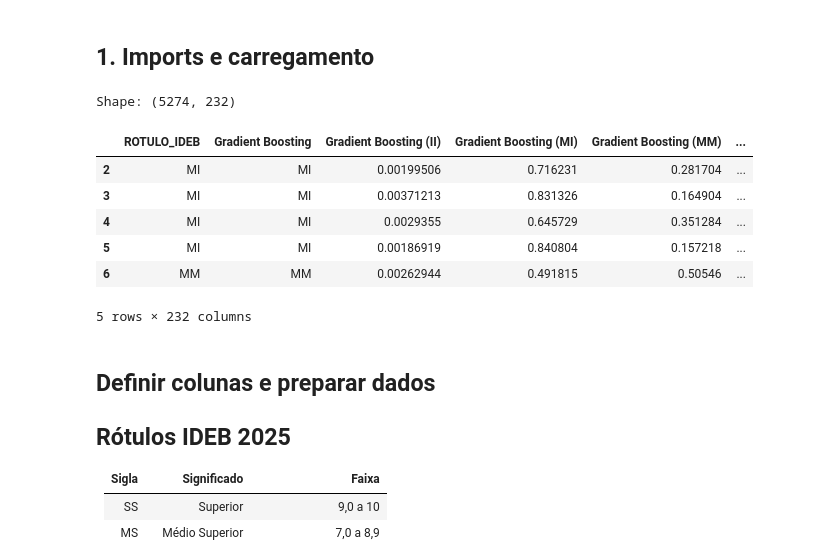
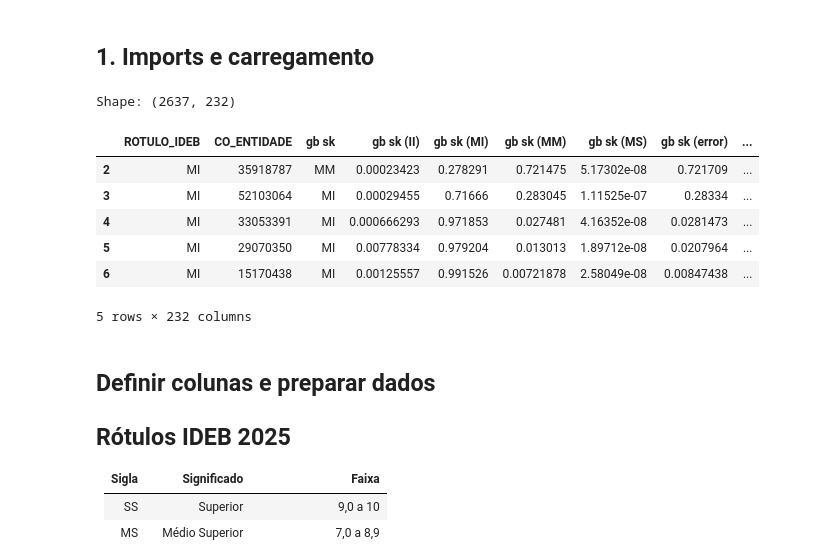
Before and after one commit to presley-rocha/Aprendizagem_de_maquina_supervisionado_POS_DATASCIENCE_SENAC, a Jupyter notebook: Classificação/Analise_de_resultados.ipynb, the cells around one changed output. Cells and saved outputs as stored; diff of their text form; code cells hidden in the pictures.

```diff
--- a/Classificação/Analise_de_resultados.ipynb
+++ b/Classificação/Analise_de_resultados.ipynb
@@ -3,36 +3,36 @@
 # %%
 import pandas as pd
 import numpy as np
 import matplotlib.pyplot as plt
 import seaborn as sns
 
 from sklearn.metrics import (
     confusion_matrix, classification_report,
     accuracy_score, f1_score, precision_score, recall_score,
     roc_curve, auc
 )
 from sklearn.preprocessing import label_binarize
 
 sns.set_style("whitegrid")
 plt.rcParams["figure.figsize"] = (12, 6)
 plt.rcParams["font.size"] = 11
 
 # 1. Carregar o CSV de resultados
 df = pd.read_csv("./data/dados__resultados_teste_classificacao.csv", sep=",", encoding="utf-8")
 
 # Remover linhas de metadados (a segunda linha do CSV tem tipos de colunas)
-df = df[pd.to_numeric(df["Gradient Boosting (II)"], errors="coerce").notna()].copy()
+df = df[pd.to_numeric(df["gb sk (II)"], errors="coerce").notna()].copy()
 
 print(f"Shape: {df.shape}")
 df.head()
 # %% [output]
-Shape: (5274, 232)
+Shape: (2637, 232)
-|  | ROTULO_IDEB | Gradient Boosting | Gradient Boosting (II) | Gradient Boosting (MI) | Gradient Boosting (MM) | ... |
-| 2 | MI | MI | 0.00199506 | 0.716231 | 0.281704 | ... |
-| 3 | MI | MI | 0.00371213 | 0.831326 | 0.164904 | ... |
-| 4 | MI | MI | 0.0029355 | 0.645729 | 0.351284 | ... |
-| 5 | MI | MI | 0.00186919 | 0.840804 | 0.157218 | ... |
-| 6 | MM | MM | 0.00262944 | 0.491815 | 0.50546 | ... |
+|  | ROTULO_IDEB | CO_ENTIDADE | gb sk | gb sk (II) | gb sk (MI) | gb sk (MM) | gb sk (MS) | gb sk (error) | ... |
+| 2 | MI | 35918787 | MM | 0.00023423 | 0.278291 | 0.721475 | 5.17302e-08 | 0.721709 | ... |
+| 3 | MI | 52103064 | MI | 0.00029455 | 0.71666 | 0.283045 | 1.11525e-07 | 0.28334 | ... |
+| 4 | MI | 33053391 | MI | 0.000666293 | 0.971853 | 0.027481 | 4.16352e-08 | 0.0281473 | ... |
+| 5 | MI | 29070350 | MI | 0.00778334 | 0.979204 | 0.013013 | 1.89712e-08 | 0.0207964 | ... |
+| 6 | MI | 15170438 | MI | 0.00125557 | 0.991526 | 0.00721878 | 2.58049e-08 | 0.00847438 | ... |
 5 rows × 232 columns
 # %% [markdown]
 ## Definir colunas e preparar dados
```
Also changed, not shown: parts of 9 cells of this notebook, 16 other files.
